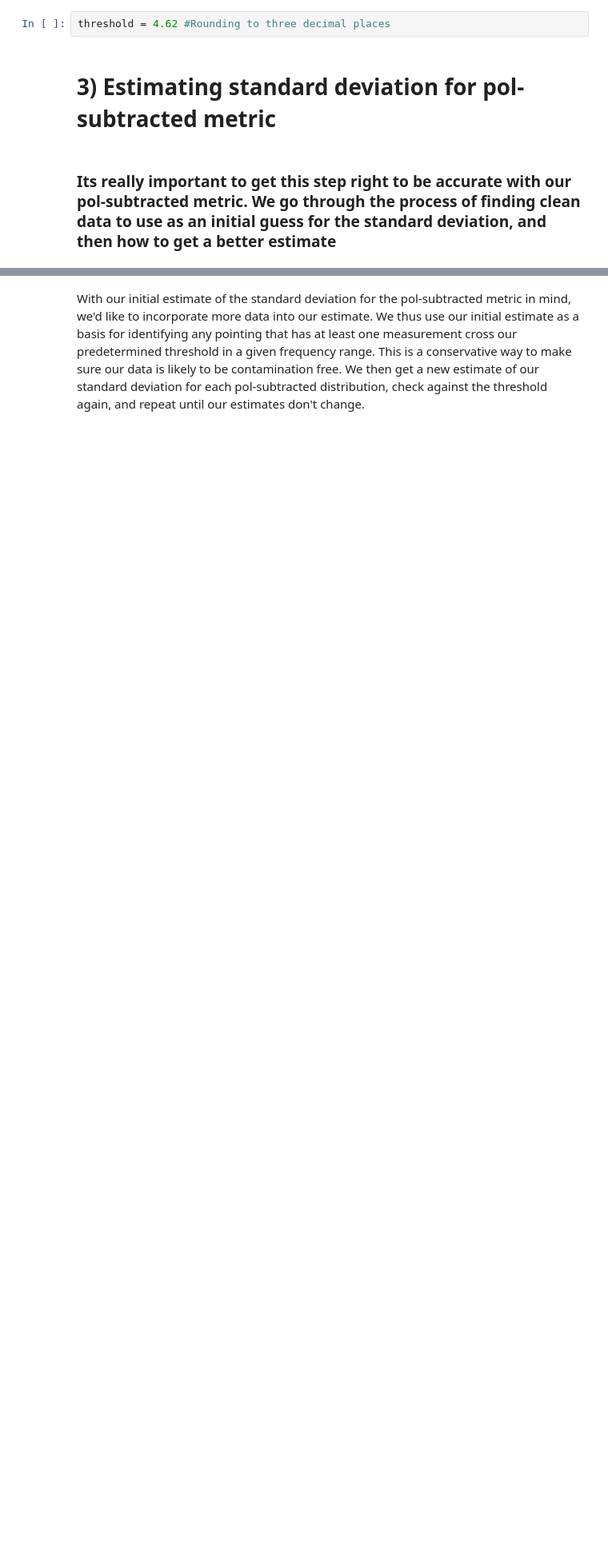
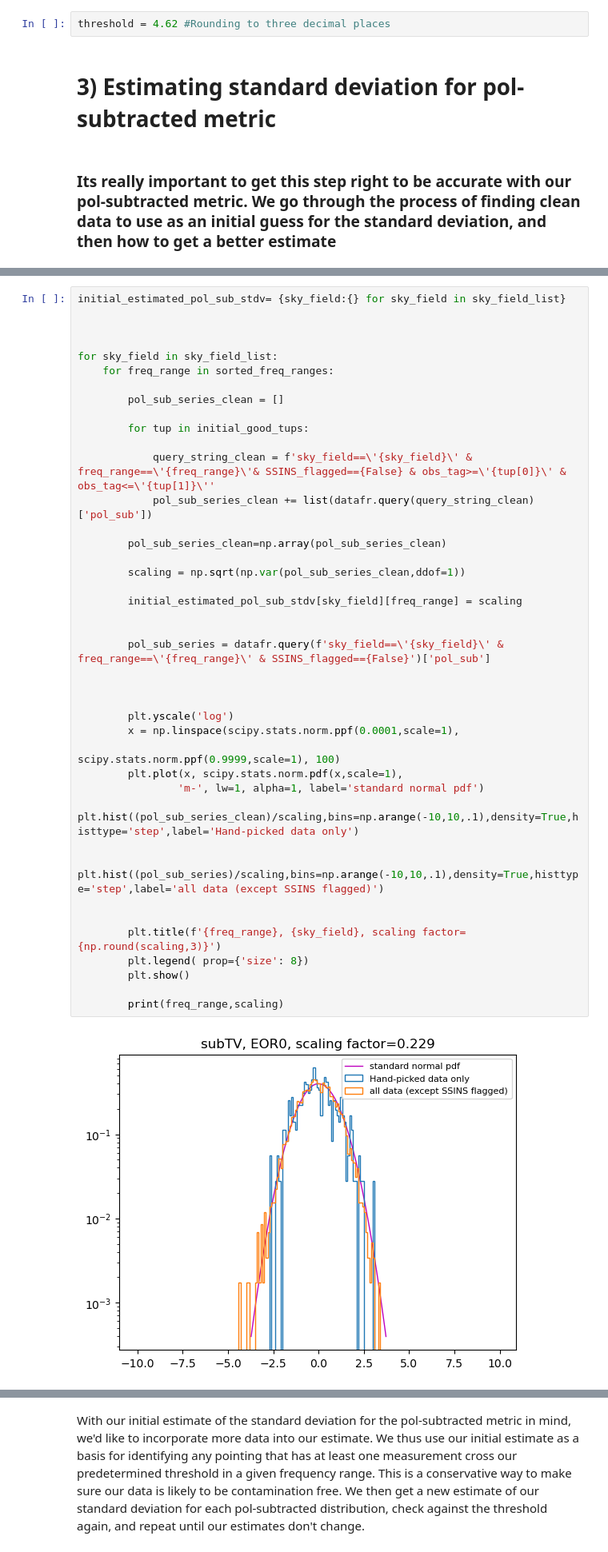
Before and after one commit to mwilensky768/SSINS, a Jupyter notebook: SSINS/EAVILS/tutorial.ipynb, the cells around one changed output, grey strips where cells are left out. Shown at 80% size. Saved outputs shown, nothing was run; the diff lists cells and outputs as text; blank space fills up the shorter version.

```diff
--- a/SSINS/EAVILS/tutorial.ipynb
+++ b/SSINS/EAVILS/tutorial.ipynb
@@ -533,0 +459,43 @@ subTV 0.3585768380308905
+# %%
+initial_estimated_pol_sub_stdv= {sky_field:{} for sky_field in sky_field_list}
+
+
+
+for sky_field in sky_field_list:
+    for freq_range in sorted_freq_ranges:
+
+        pol_sub_series_clean = []
+
+        for tup in initial_good_tups:
+
+            query_string_clean = f'sky_field==\'{sky_field}\' & freq_range==\'{freq_range}\'& SSINS_flagged=={False} & obs_tag>=\'{tup[0]}\' & obs_tag<=\'{tup[1]}\''
+            pol_sub_series_clean += list(datafr.query(query_string_clean)['pol_sub'])
+
+        pol_sub_series_clean=np.array(pol_sub_series_clean)
+
+        scaling = np.sqrt(np.var(pol_sub_series_clean,ddof=1))
+
+        initial_estimated_pol_sub_stdv[sky_field][freq_range] = scaling
+
+
+        pol_sub_series = datafr.query(f'sky_field==\'{sky_field}\' & freq_range==\'{freq_range}\' & SSINS_flagged=={False}')['pol_sub']
+
+
+
+        plt.yscale('log')
+        x = np.linspace(scipy.stats.norm.ppf(0.0001,scale=1),
+                                                    scipy.stats.norm.ppf(0.9999,scale=1), 100)
+        plt.plot(x, scipy.stats.norm.pdf(x,scale=1),
+                'm-', lw=1, alpha=1, label='standard normal pdf')
+        plt.hist((pol_sub_series_clean)/scaling,bins=np.arange(-10,10,.1),density=True,histtype='step',label='Hand-picked data only')
+
+        plt.hist((pol_sub_series)/scaling,bins=np.arange(-10,10,.1),density=True,histtype='step',label='all data (except SSINS flagged)')
+
+
+        plt.title(f'{freq_range}, {sky_field}, scaling factor={np.round(scaling,3)}')
+        plt.legend( prop={'size': 8})
+        plt.show()
+
+        print(freq_range,scaling)
+# %% [output]
+[figure, added]
```
Also changed, not shown: parts of 57 cells of this notebook, 29 other files.
